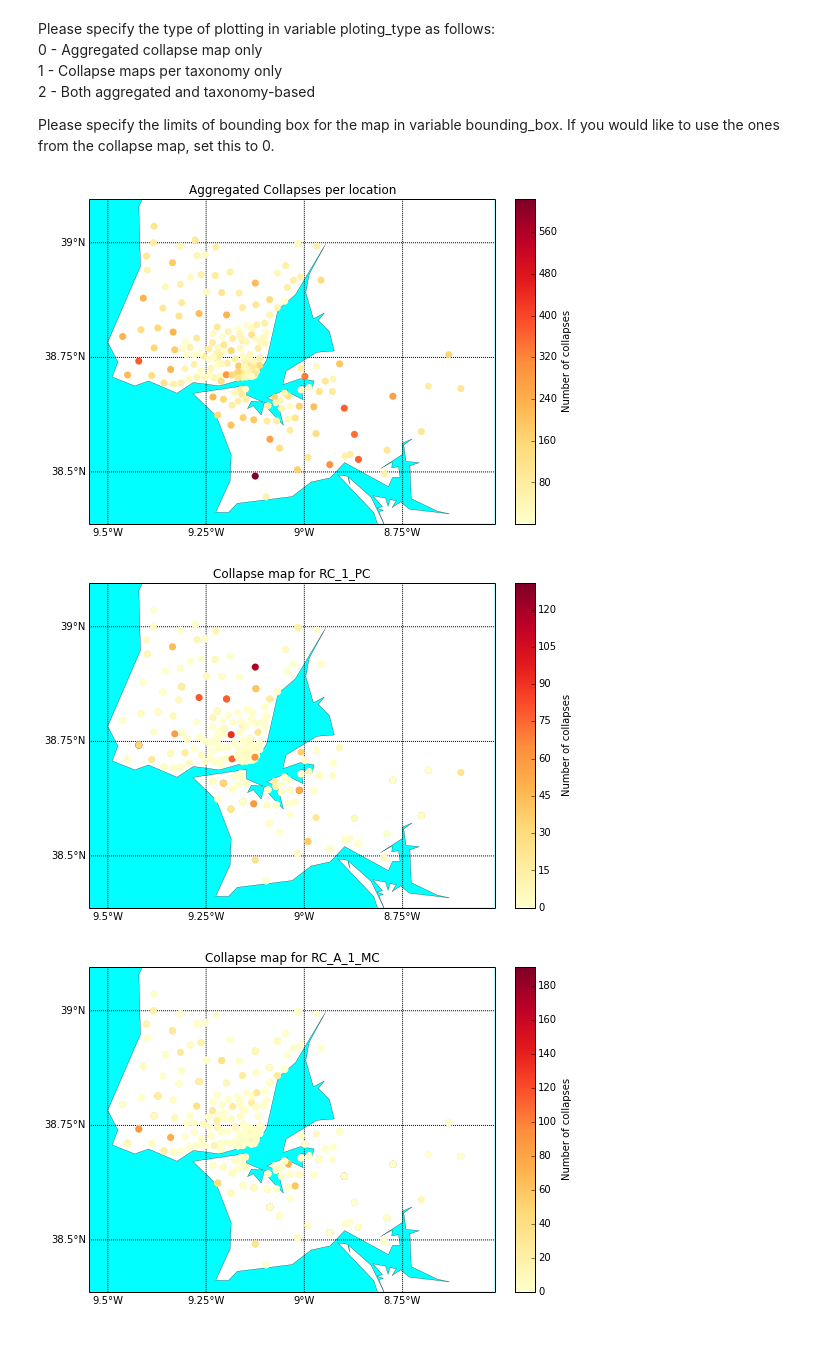
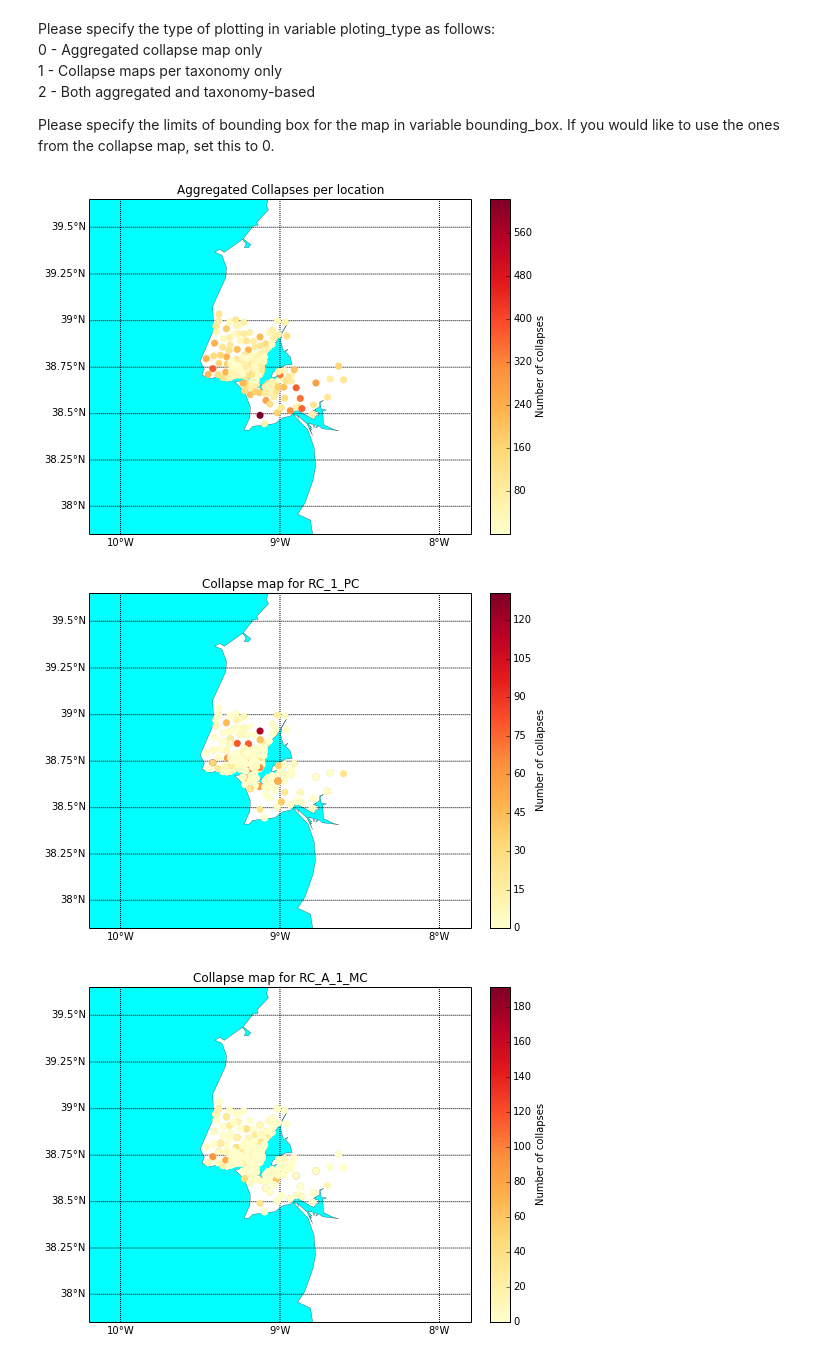
Before and after one commit to ccasotto/RMTK-backup, a Jupyter notebook: rmtk/plotting/collapse_maps/plot_collapse_maps.ipynb, the cells around one changed output. Drawn from its saved outputs; the diff is of its cells as text; code cells hidden in the pictures.

```diff
--- a/rmtk/plotting/collapse_maps/plot_collapse_maps.ipynb
+++ b/rmtk/plotting/collapse_maps/plot_collapse_maps.ipynb
@@ -14,14 +14,14 @@ Please specify the limits of bounding box for the map in variable bounding_box.
 # %%
 plotting_type = 2
 collapse_map = 'collapse_map-70.xml'
-bounding_box = 0
+bounding_box = [-10, 38, -8, 39.5]
 marker_size = 50
 log_scale = False
 export_map_to_csv = True
 exposure_model = 'exposure_model2011_MAL.xml'
 
 plotter.build_map(plotting_type,collapse_map,bounding_box,log_scale,exposure_model,marker_size,export_map_to_csv)
 # %% [output]
-[figure, old version]
+[figure, new version]
-[figure, old version]
+[figure, new version]
-[figure, old version]
+[figure, new version]
```
Also changed, not shown: parts of 1 cell of this notebook, 3 other files.
